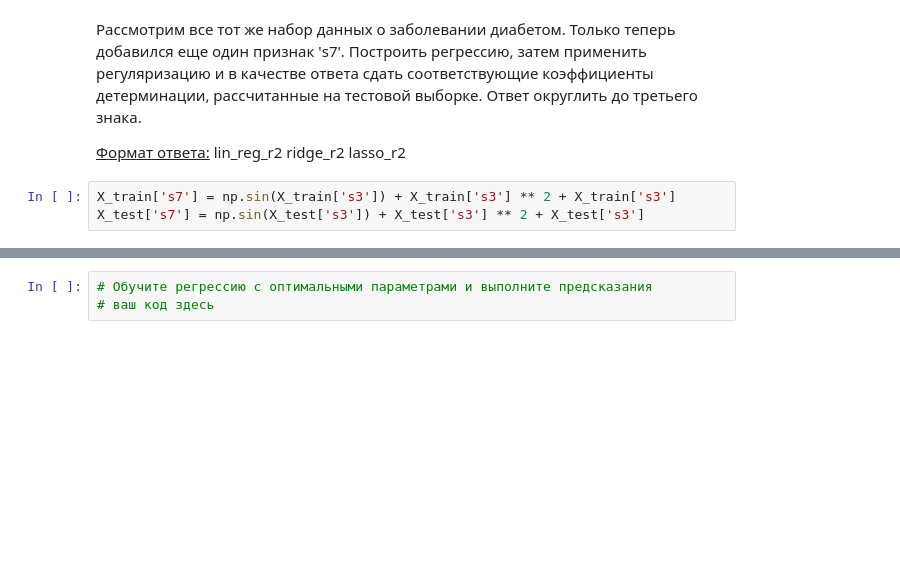
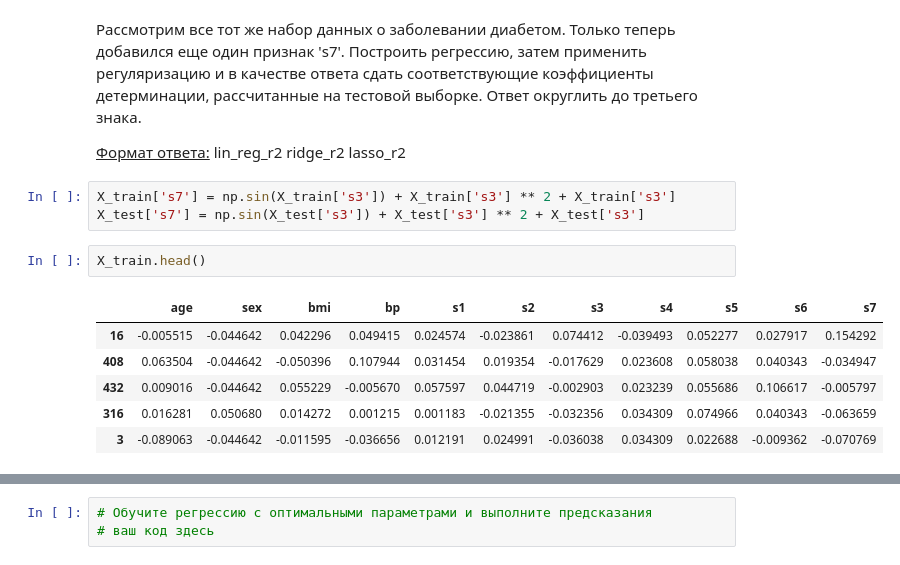
Before and after one commit to NekryachAlex/mlcourse_home_tasks, a Jupyter notebook: assignment1/Домашнее задание. Версия для студентов (с пропусками).ipynb, the cells around one changed output, grey strips where cells are left out. Drawn from its saved outputs; the diff is of its cells as text; blank space fills up the shorter version.

```diff
--- a/assignment1/Домашнее задание. Версия для студентов (с пропусками).ipynb
+++ b/assignment1/Домашнее задание. Версия для студентов (с пропусками).ipynb
@@ -816,5 +995,14 @@ lasso = # ваш код здесь (регрессия с L1-регуляриз
 # %%
 X_train['s7'] = np.sin(X_train['s3']) + X_train['s3'] ** 2 + X_train['s3']
 X_test['s7'] = np.sin(X_test['s3']) + X_test['s3'] ** 2 + X_test['s3']
+# %%
+X_train.head()
+# %% [output]
+|  | age | sex | bmi | bp | s1 | s2 | s3 | s4 | s5 | s6 | s7 |
+| 16 | -0.005515 | -0.044642 | 0.042296 | 0.049415 | 0.024574 | -0.023861 | 0.074412 | -0.039493 | 0.052277 | 0.027917 | 0.154292 |
+| 408 | 0.063504 | -0.044642 | -0.050396 | 0.107944 | 0.031454 | 0.019354 | -0.017629 | 0.023608 | 0.058038 | 0.040343 | -0.034947 |
+| 432 | 0.009016 | -0.044642 | 0.055229 | -0.005670 | 0.057597 | 0.044719 | -0.002903 | 0.023239 | 0.055686 | 0.106617 | -0.005797 |
+| 316 | 0.016281 | 0.050680 | 0.014272 | 0.001215 | 0.001183 | -0.021355 | -0.032356 | 0.034309 | 0.074966 | 0.040343 | -0.063659 |
+| 3 | -0.089063 | -0.044642 | -0.011595 | -0.036656 | 0.012191 | 0.024991 | -0.036038 | 0.034309 | 0.022688 | -0.009362 | -0.070769 |
 # %%
 # Постройте матрицу корреляций
```
Also changed, not shown: parts of 31 cells of this notebook.
